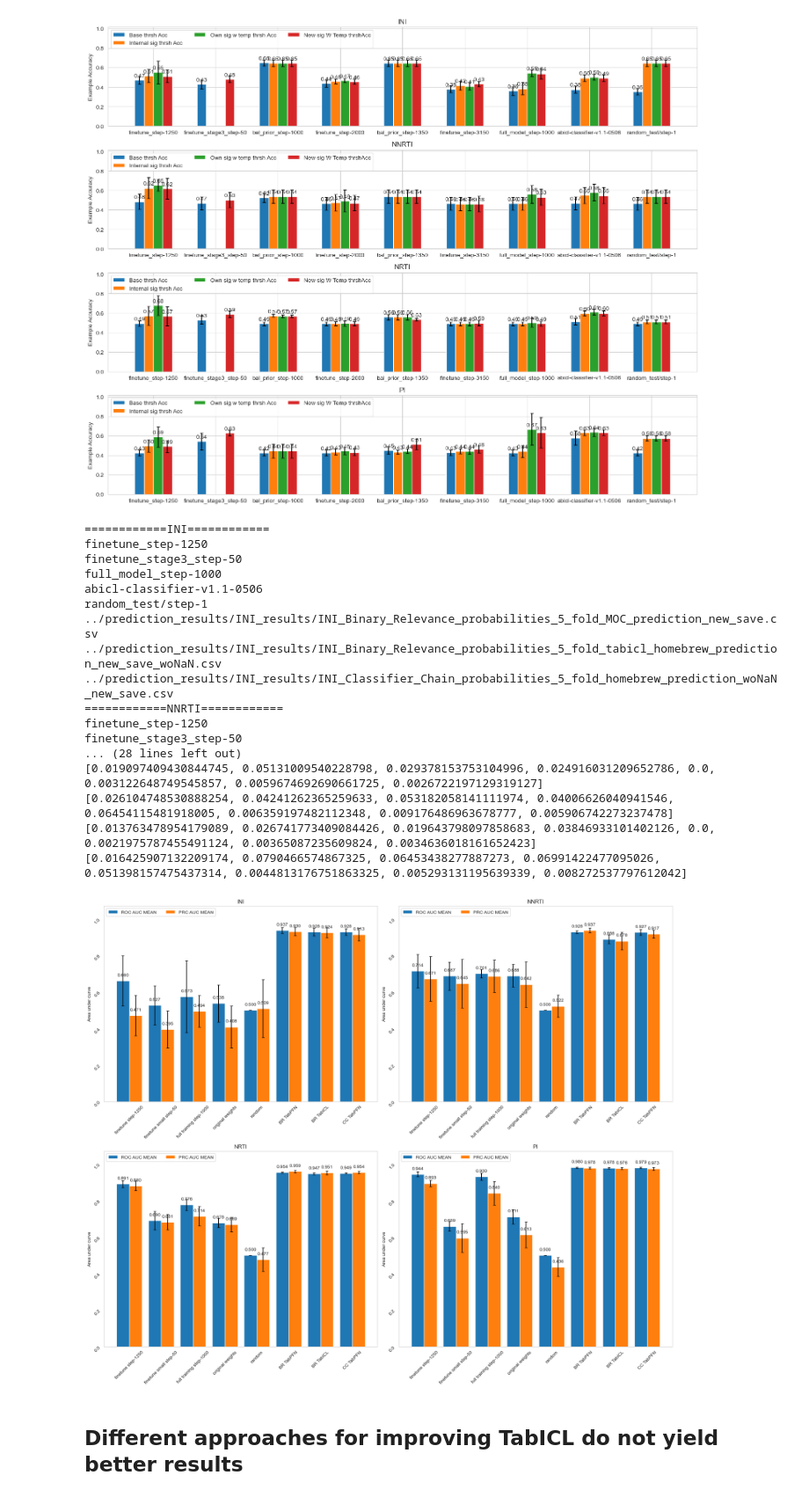
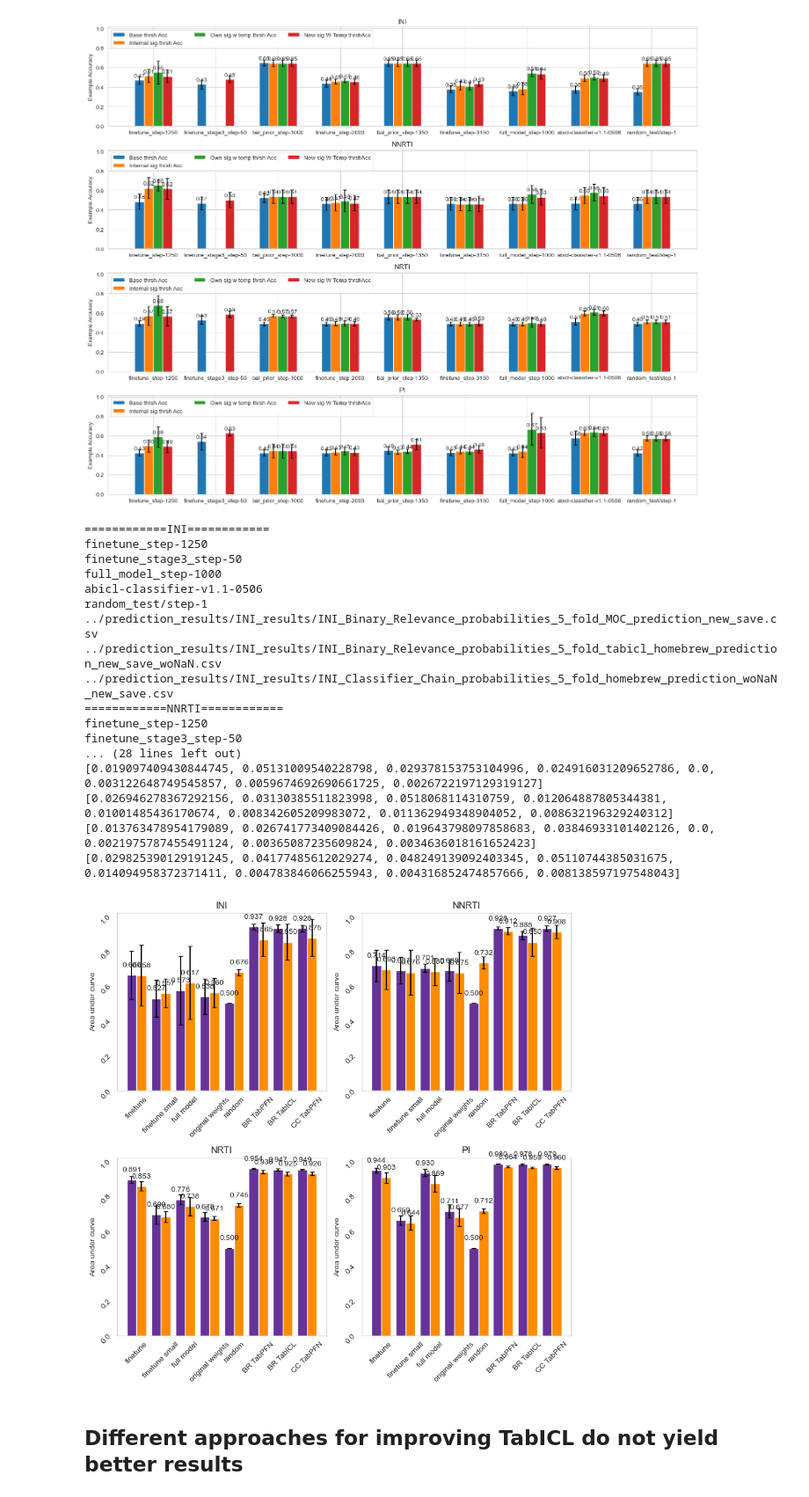
Before and after one commit to FloAvis/MultiLabel-PFN, a Jupyter notebook: statistics/MA_statistics.ipynb, the cells around one changed output. Shown at 88% size. Saved outputs shown, nothing was run; the diff lists cells and outputs as text; code cells hidden in the pictures.

Commit message:
TabICL and TabPFN new datasets and 50 label training try 1

```diff
--- a/statistics/MA_statistics.ipynb
+++ b/statistics/MA_statistics.ipynb
@@ -358,7 +356,7 @@ for path in filepath_list:
 
 
         roc_auc = pred_proba.groupby(by="kFolds").apply(lambda x: roc_auc_score(np.array(x.filter(regex="True_*")), np.array(x.filter(regex="Pred_*"))), include_groups=False)
-        prc_auc = pred_proba.groupby(by="kFolds").apply(lambda x: result_handler.prc_auc_score(np.array(x.filter(regex="True_*")), np.array(x.filter(regex="Pred_*")), multiclass="ovr"), include_groups=False)
+        prc_auc = pred_proba.groupby(by="kFolds").apply(lambda x: result_handler.prc_auc_score(np.array(x.filter(regex="True_*")), np.array(x.filter(regex="Pred_*")), multiclass="ovo"), include_groups=False)
 
 
         roc_auc_mean.append(roc_auc.mean())
@@ -388,7 +386,7 @@ for path in filepath_list:
 
 
         roc_auc = pred_proba.groupby(by="kFolds").apply(lambda x: roc_auc_score(np.array(x.filter(regex="True_*")), np.array(x.filter(regex="Pred_*"))), include_groups=False)
-        prc_auc = pred_proba.groupby(by="kFolds").apply(lambda x: result_handler.prc_auc_score(np.array(x.filter(regex="True_*")), np.array(x.filter(regex="Pred_*")), multiclass="ovr"), include_groups=False)
+        prc_auc = pred_proba.groupby(by="kFolds").apply(lambda x: result_handler.prc_auc_score(np.array(x.filter(regex="True_*")), np.array(x.filter(regex="Pred_*")), multiclass="ovo"), include_groups=False)
 
 
         roc_auc_mean.append(roc_auc.mean())
@@ -411,16 +409,20 @@ for path in filepath_list:
                     "PRC AUC STD":prc_auc_std})
 
 
-x_ticks = ["finetune step-1250",
-    "finetune small step-50",
-    "full training step-1000",
+
+color = {"ROC AUC MEAN":"rebeccapurple",
+                    "PRC AUC MEAN":"darkorange"}
+
+x_ticks = ["finetune",
+    "finetune small",
+    "full model",
     "original weights",
-    "random"]  + ["BR TabPFN", "BR TabICL", "CC TabPFN"]
+    "random", "BR TabPFN", "BR TabICL", "CC TabPFN"]
 
 x = np.arange(len(x_ticks))  # the label locations
 width = 0.4  # the width of the bars
 
-fig, axs = plt.subplots(2, 2, figsize=(18, 15),layout='tight')
+fig, axs = plt.subplots(2, 2, figsize=(9, 9),layout='tight')
 
 axs = axs.flatten()
 
@@ -432,43 +434,43 @@ for i, path in enumerate(filepath_list):
 
     for attribute, measurement in results_mean[i].items():
         offset = width * multiplier
-        rects = ax.bar(x + offset, measurement, width, label=attribute)
+        rects = ax.bar(x + offset, measurement, width, label=attribute, color=color[attribute])
         print(results_std[i][attribute.strip("MEAN") + "STD"])
         ax.errorbar(x + offset, measurement, yerr=results_std[i][attribute.strip("MEAN") + "STD"],capsize=3, fmt="none", ecolor="black")
         ax.bar_label(rects, fmt='%.3f', padding=8)
         multiplier += 1
 
     ax.grid(False)
     # Add some text for labels, title and custom x-axis tick labels, etc.
     ax.set_ylabel('Area under curve')
     ax.set_title(path.split("/")[-1].strip("_"))
     ax.tick_params(rotation=45)
     ax.set_xticks(x + width, x_ticks)
-    ax.legend(loc='upper left', ncols=3)
-    ax.set_ylim(0, 1.07)
+    #ax.legend(loc='upper left', ncols=3)
+    ax.set_ylim(0, 1.015)
 
 #plt.show()
 
-plt.savefig("../figures/07_ma_not_as_good/ma_comp_auc.png")
+#plt.savefig("../figures/07_ma_not_as_good/ma_comp_auc_new.png")
 # %% [output]
 ============INI============
 finetune_step-1250
 finetune_stage3_step-50
 full_model_step-1000
 abicl-classifier-v1.1-0506
 random_test/step-1
 ../prediction_results/INI_results/INI_Binary_Relevance_probabilities_5_fold_MOC_prediction_new_save.csv
 ../prediction_results/INI_results/INI_Binary_Relevance_probabilities_5_fold_tabicl_homebrew_prediction_new_save_woNaN.csv
 ../prediction_results/INI_results/INI_Classifier_Chain_probabilities_5_fold_homebrew_prediction_woNaN_new_save.csv
 ============NNRTI============
 finetune_step-1250
 finetune_stage3_step-50
 ... (28 lines left out)
 [0.019097409430844745, 0.05131009540228798, 0.029378153753104996, 0.024916031209652786, 0.0, 0.003122648749545857, 0.0059674692690661725, 0.0026722197129319127]
-[0.026104748530888254, 0.04241262365259633, 0.053182058141111974, 0.04006626040941546, 0.06454115481918005, 0.006359197482112348, 0.009176486963678777, 0.005906742273237478]
+[0.026946278367292156, 0.03130385511823998, 0.0518068114310759, 0.012064887805344381, 0.01001485436170674, 0.008342605209983072, 0.011362949348904052, 0.008632196329240312]
 [0.013763478954179089, 0.026741773409084426, 0.019643798097858683, 0.03846933101402126, 0.0, 0.0021975787455491124, 0.00365087235609824, 0.0034636018161652423]
-[0.016425907132209174, 0.0790466574867325, 0.06453438277887273, 0.06991422477095026, 0.051398157475437314, 0.0044813176751863325, 0.005293131195639339, 0.008272537797612042]
+[0.029825390129191245, 0.04177485612029274, 0.048249139092403345, 0.05110744385031675, 0.014094958372371411, 0.004783846066255943, 0.004316852474857666, 0.008138597197548043]
-[figure, old version]
+[figure, new version]
 # %% [markdown]
 ## Different approaches for improving TabICL do not yield better results
 # %%
```
Also changed, not shown: parts of 10 cells of this notebook, 4 other files.
